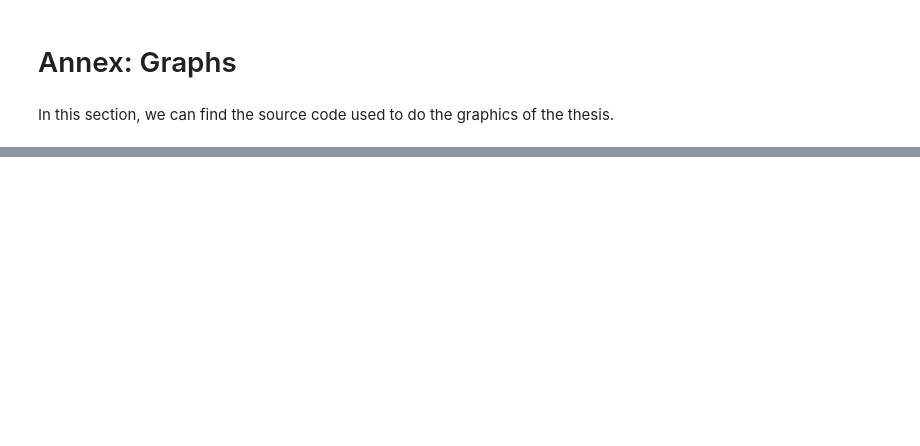
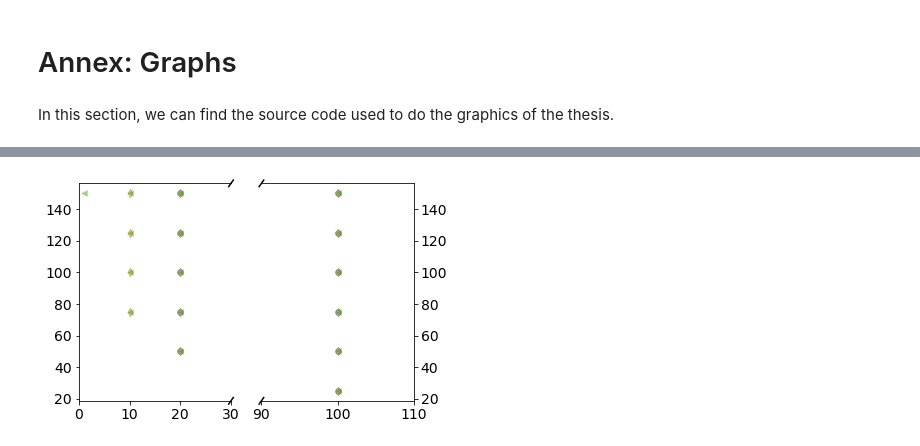
Before and after one commit to qfrigolac/quimiotaxi_TFG, a Jupyter notebook: plot_things.ipynb, the cells around one changed output, grey strips where cells are left out. Cells and saved outputs as stored; diff of their text form; code cells hidden in the pictures; blank space fills up the shorter version.

```diff
--- a/plot_things.ipynb
+++ b/plot_things.ipynb
@@ -142,0 +63,49 @@ all_sims_df
+# %%
+f,(ax,ax2) = plt.subplots(1,2,sharey=True, facecolor='w')
+
+# plot the same data on both axes
+ax.scatter(alp_0_S,k_0_S,label = r"Ring apperance for $l=0$u",marker="o",edgecolors='blue', alpha=0.5,linewidths=0.5)
+ax2.scatter(alp_0_S,k_0_S,label = r"Ring apperance for $l=0$u",marker="o",edgecolors='blue', alpha=0.5,linewidths=0.5)
+# ax.scatter(alp_0_N,k_0_N,label = r"No ring for $l=0$u",marker="o",edgecolors='red', alpha=0.5,linewidths=0.5)
+# ax2.scatter(alp_0_N,k_0_N,label = r"No ring for $l=0$u",marker="o",edgecolors='red', alpha=0.5,linewidths=0.5)
+ax.scatter(alp_10_S,k_10_S,label = r"Ring apperance for $l=10$u",marker="d",edgecolors='green', alpha=0.5,linewidths=0.5)
+ax2.scatter(alp_10_S,k_10_S,label = r"Ring apperance for $l=10$u",marker="d",edgecolors='green', alpha=0.5,linewidths=0.5)
+ax.scatter(alp_20_S,k_20_S,label = r"Ring apperance for $l=10$u",marker="<",edgecolors='orange', alpha=0.5,linewidths=0.5)
+ax2.scatter(alp_20_S,k_20_S,label = r"Ring apperance for $l=10$u",marker="<",edgecolors='orange', alpha=0.5,linewidths=0.5)
+
+
+ax.set_xlim(0,30)
+ax2.set_xlim(90,110)
+# hide the spines between ax and ax2
+ax.spines['right'].set_visible(False)
+ax2.spines['left'].set_visible(False)
+ax.yaxis.tick_left()
+ax2.tick_params(labelright='off',labelleft='off')
+ax2.yaxis.tick_right()
+
+# This looks pretty good, and was fairly painless, but you can get that
+# cut-out diagonal lines look with just a bit more work. The important
+# thing to know here is that in axes coordinates, which are always
+# between 0-1, spine endpoints are at these locations (0,0), (0,1),
+# (1,0), and (1,1).  Thus, we just need to put the diagonals in the
+# appropriate corners of each of our axes, and so long as we use the
+# right transform and disable clipping.
+
+d = .015 # how big to make the diagonal lines in axes coordinates
+# arguments to pass plot, just so we don't keep repeating them
+kwargs = dict(transform=ax.transAxes, color='k', clip_on=False)
+ax.plot((1-d,1+d), (-d,+d), **kwargs)
+ax.plot((1-d,1+d),(1-d,1+d), **kwargs)
+
+kwargs.update(transform=ax2.transAxes)  # switch to the bottom axes
+ax2.plot((-d,+d), (1-d,1+d), **kwargs)
+ax2.plot((-d,+d), (-d,+d), **kwargs)
+
+# What's cool about this is that now if we vary the distance between
+# ax and ax2 via f.subplots_adjust(hspace=...) or plt.subplot_tool(),
+# the diagonal lines will move accordingly, and stay right at the tips
+# of the spines they are 'breaking'
+
+plt.show()
+# %% [output]
+[figure, added]
```
Also changed, not shown: parts of 56 cells of this notebook, 8 other files.
